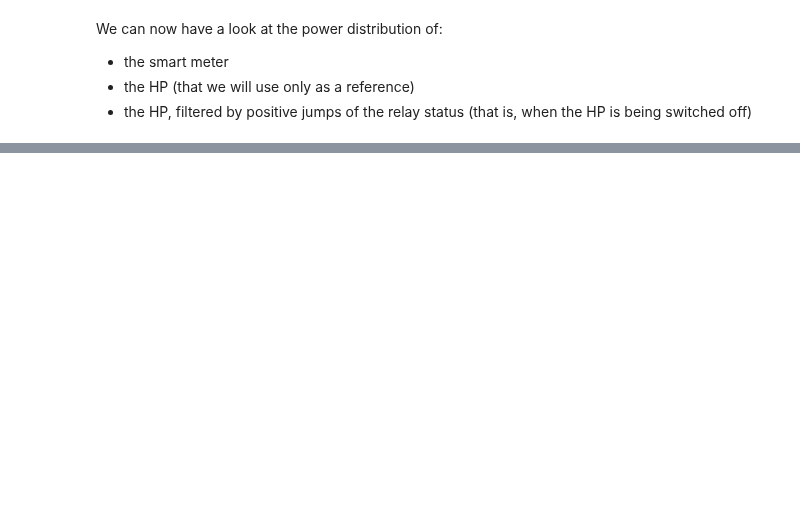
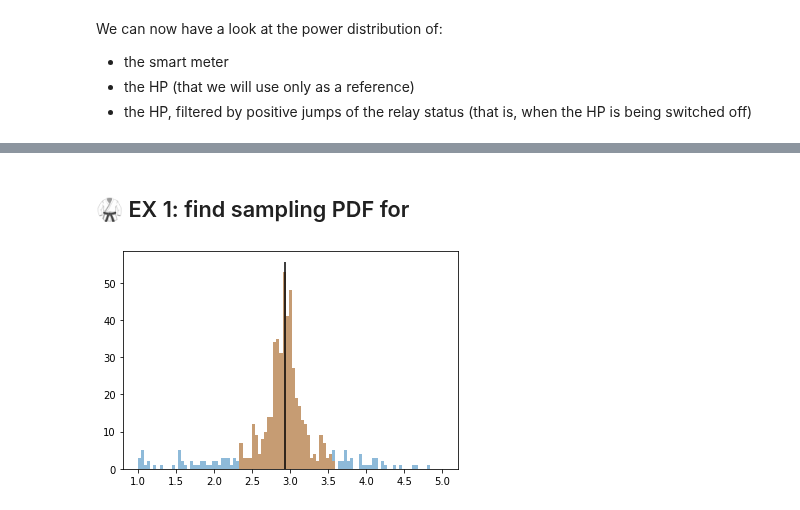
Before and after one commit to nepslor/teaching, a Jupyter notebook: TimeSeriesForecasting/decision_under_uncertainty.ipynb, the cells around one changed output, grey strips where cells are left out. Cells and saved outputs as stored; diff of their text form; code cells hidden in the pictures; blank space fills up the shorter version.

```diff
--- a/TimeSeriesForecasting/decision_under_uncertainty.ipynb
+++ b/TimeSeriesForecasting/decision_under_uncertainty.ipynb
@@ -96,0 +103,21 @@ data['main_p'].loc[np.roll(data[['relay']].diff().values==1, 1)].loc[filt].\
+# %% [markdown]
+## 🥋 EX 1: find sampling PDF for
+# %%
+def filter_outliers(df):
+    Q1 = df.quantile(0.25)
+    Q3 = df.quantile(0.75)
+    IQR = Q3 - Q1
+    return df.loc[~((df < (Q1 - 1.5 * IQR)) |(df > (Q3 + 1.5 * IQR)))]
+
+
+# find the PDF for the nominal power to sample from
+p_pdf = filter_outliers(hp_jumps)
+p_exp = np.mean(p_pdf)
+
+fig, ax = plt.subplots(1, 1)
+ax.hist(hp_jumps, bins=np.linspace(1, 5, 100), alpha=0.5)
+ax.hist(p_pdf, bins=np.linspace(1, 5, 100), alpha=0.5)
+ax.vlines(p_exp, *plt.ylim())
+plt.show()
+# %% [output]
+[figure, added]
```
Also changed, not shown: parts of 7 cells of this notebook.
